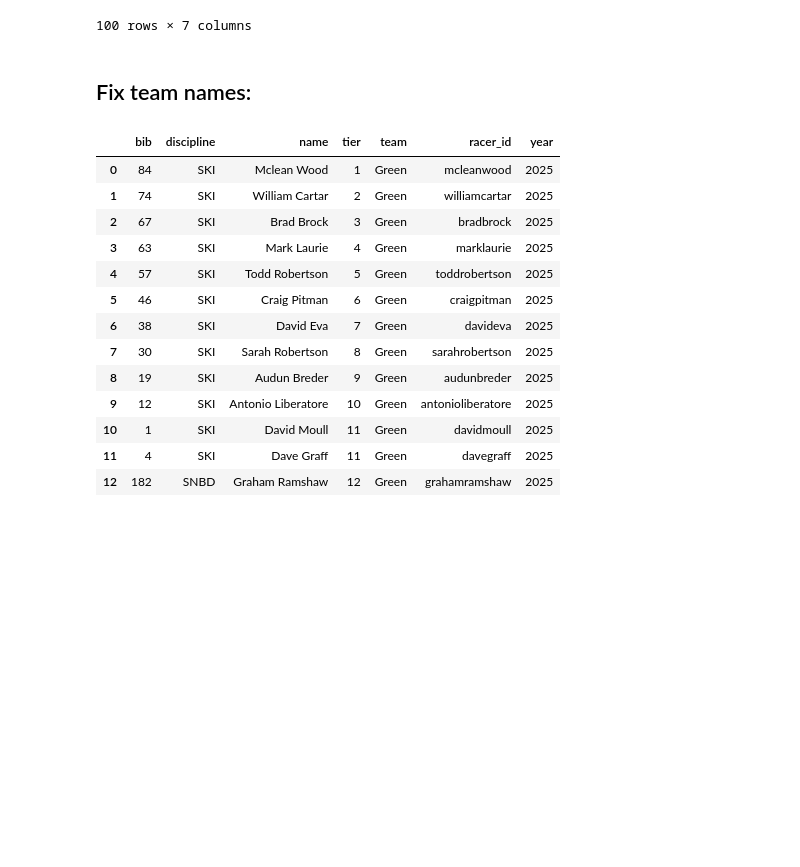
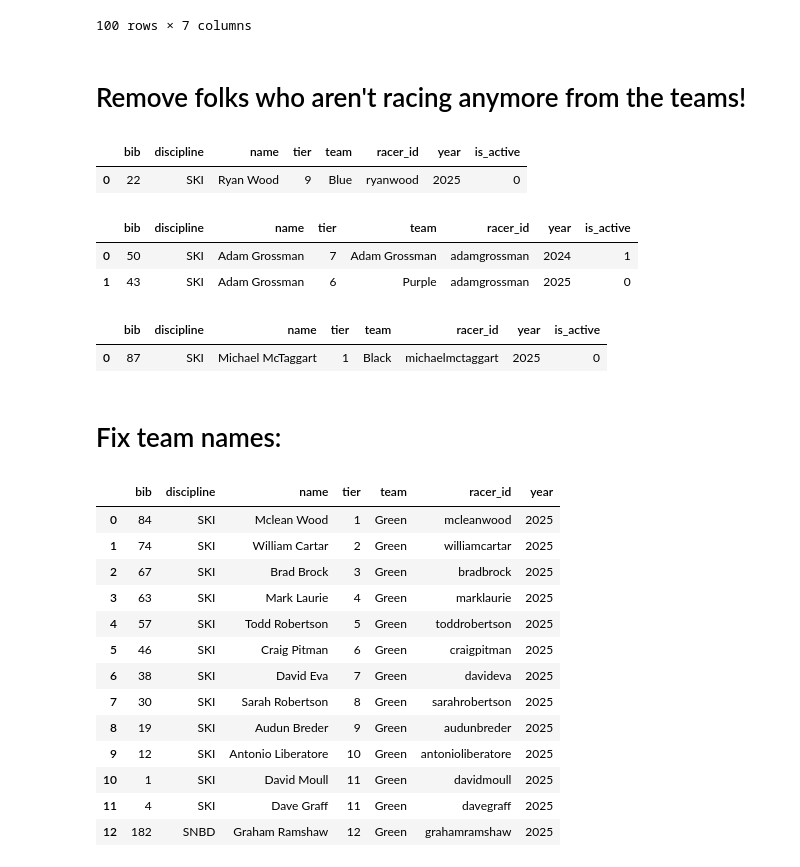
Before and after one commit to Cartar/alpine-fng.github.io, a Jupyter notebook: data/UploadResults.ipynb, the cells around one changed output. Cells and saved outputs as stored; diff of their text form; code cells hidden in the pictures; blank space fills up the shorter version.

```diff
--- a/data/UploadResults.ipynb
+++ b/data/UploadResults.ipynb
@@ -105,0 +150,2 @@ conn.commit()
+# %% [markdown]
+# Remove folks who aren't racing anymore from the teams!
@@ -106,5 +161,71 @@ conn.commit()
+# %%
+#Ryan Wood #22 can't participate anymore.
+sql = """
+UPDATE Teams
+SET is_active = FALSE
+where racer_id='ryanwood'
+and year = 2025;
+"""
+
+cursor = conn.cursor()
+cursor.execute(sql)
+conn.commit()
+
+sql = """
+SELECT * FROM Teams
+where racer_id = 'ryanwood'
+"""
+df = pd.read_sql_query(sql, conn)
+df
+# %% [output]
+|  | bib | discipline | name | tier | team | racer_id | year | is_active |
+| 0 | 22 | SKI | Ryan Wood | 9 | Blue | ryanwood | 2025 | 0 |
+# %%
+#Adam Grossman #43 is out for the season with an injury.
+sql = """
+UPDATE Teams
+SET is_active = FALSE
+where racer_id='adamgrossman'
+and year = 2025;
+"""
+
+cursor = conn.cursor()
+cursor.execute(sql)
+conn.commit()
+
+sql = """
+SELECT * FROM Teams
+where racer_id='adamgrossman'
+"""
+df = pd.read_sql_query(sql, conn)
+df
+# %% [output]
+|  | bib | discipline | name | tier | team | racer_id | year | is_active |
+| 0 | 50 | SKI | Adam Grossman | 7 | Adam Grossman | adamgrossman | 2024 | 1 |
+| 1 | 43 | SKI | Adam Grossman | 6 | Purple | adamgrossman | 2025 | 0 |
+# %%
+#Mctaggart is out....
+sql = """
+UPDATE Teams
+SET is_active = FALSE
+where racer_id = 'michaelmctaggart'
+And year = 2025;
+"""
+cursor = conn.cursor()
+cursor.execute(sql)
+conn.commit()
+
+sql = """
+SELECT * FROM Teams
+where racer_id = 'michaelmctaggart'
+And year = 2025;"""
+df = pd.read_sql_query(sql, conn)
+df
+# %% [output]
+|  | bib | discipline | name | tier | team | racer_id | year | is_active |
+| 0 | 87 | SKI | Michael McTaggart | 1 | Black | michaelmctaggart | 2025 | 0 |
 # %% [markdown]
-## Fix team names:
+# Fix team names:
 # %%
 foo = pd.read_sql_query("SELECT * FROM Teams WHERE team = 'Green' AND year = 2025 ORDER BY tier;", conn)
 foo
```
Also changed, not shown: parts of 24 cells of this notebook, 13 other files.
